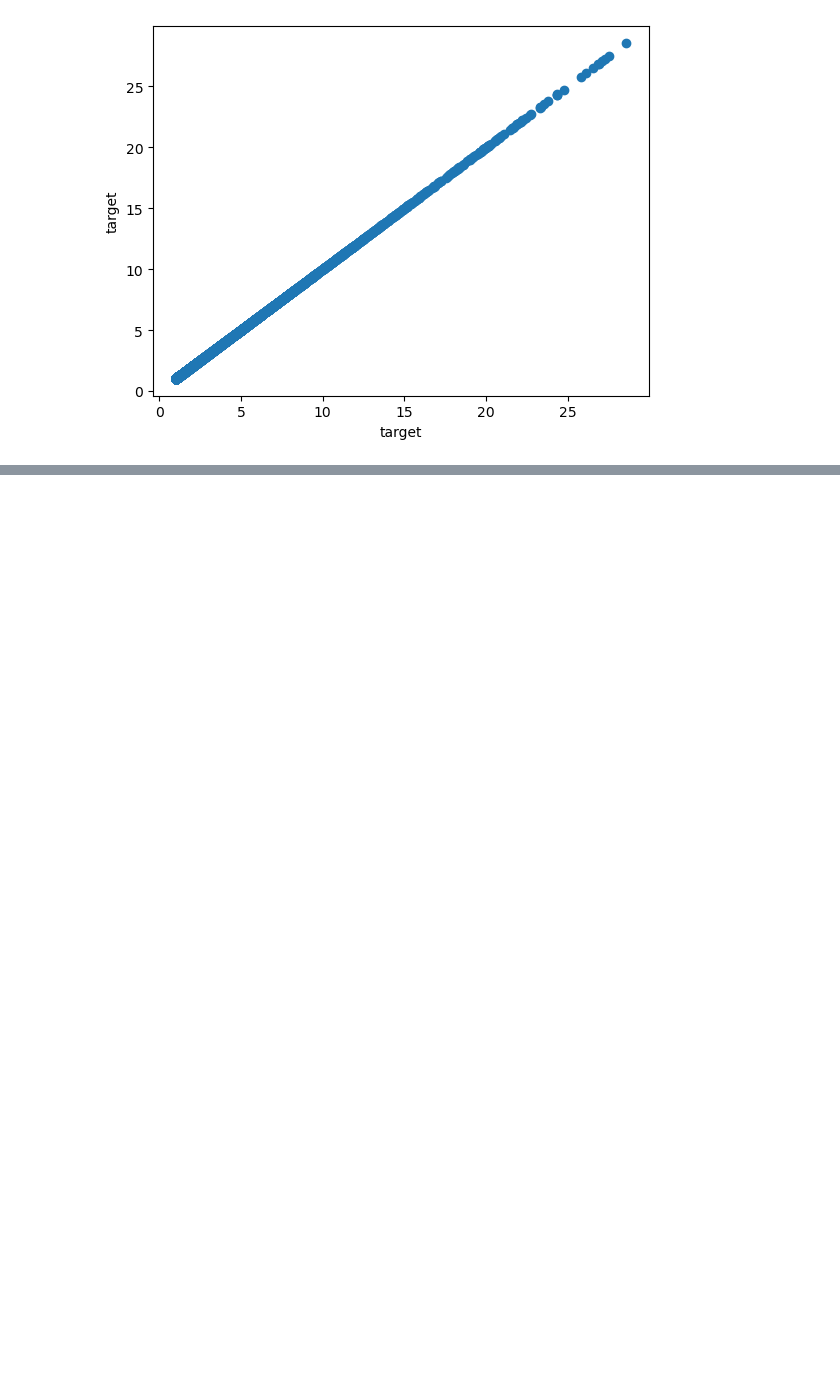
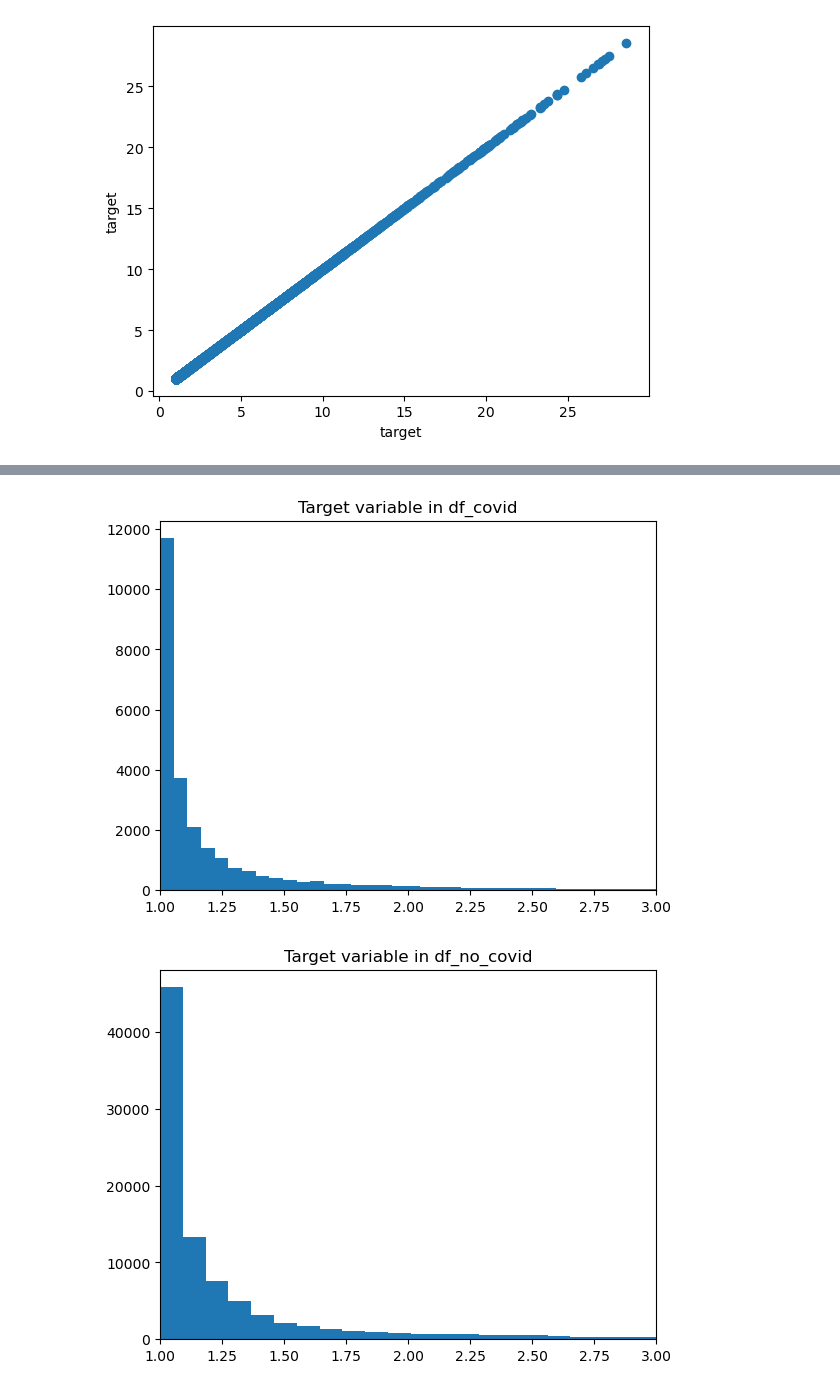
Before and after one commit to Mataas18/Datathon_Team20, a Jupyter notebook: Analysis.ipynb, the cells around one changed output, grey strips where cells are left out. Drawn from its saved outputs; the diff is of its cells as text; code cells hidden in the pictures; blank space fills up the shorter version.

```diff
--- a/Analysis.ipynb
+++ b/Analysis.ipynb
@@ -108,3 +108,10 @@ for column in numerical_df.columns:
 [figure]
 [figure]
 [figure]
+# %%
+## Take only the data with a date between 2019 and 2021 of launch_date
+df['launch_date'] = pd.to_datetime(df['launch_date'])
+df_covid = df[df['launch_date'].dt.year.between(2019, 2021)]
+# Take only the data with a date without 2019 and 2021 of launch_date
+df_no_covid = df[~df['launch_date'].dt.year.between(2019, 2021)]
+df_covid
@@ -110,0 +132,15 @@ for column in numerical_df.columns:
+# %%
+## Analyze the target variable in df_covid and df_no_covid
+
+plt.hist(df_covid['target'], bins=300)
+plt.title('Target variable in df_covid')
+plt.xlim(1, 3)
+plt.show()
+
+plt.hist(df_no_covid['target'], bins=300)
+plt.title('Target variable in df_no_covid')
+plt.xlim(1, 3)
+plt.show()
+# %% [output]
+[figure, added]
+[figure, added]
```
Also changed, not shown: parts of 4 cells of this notebook.
